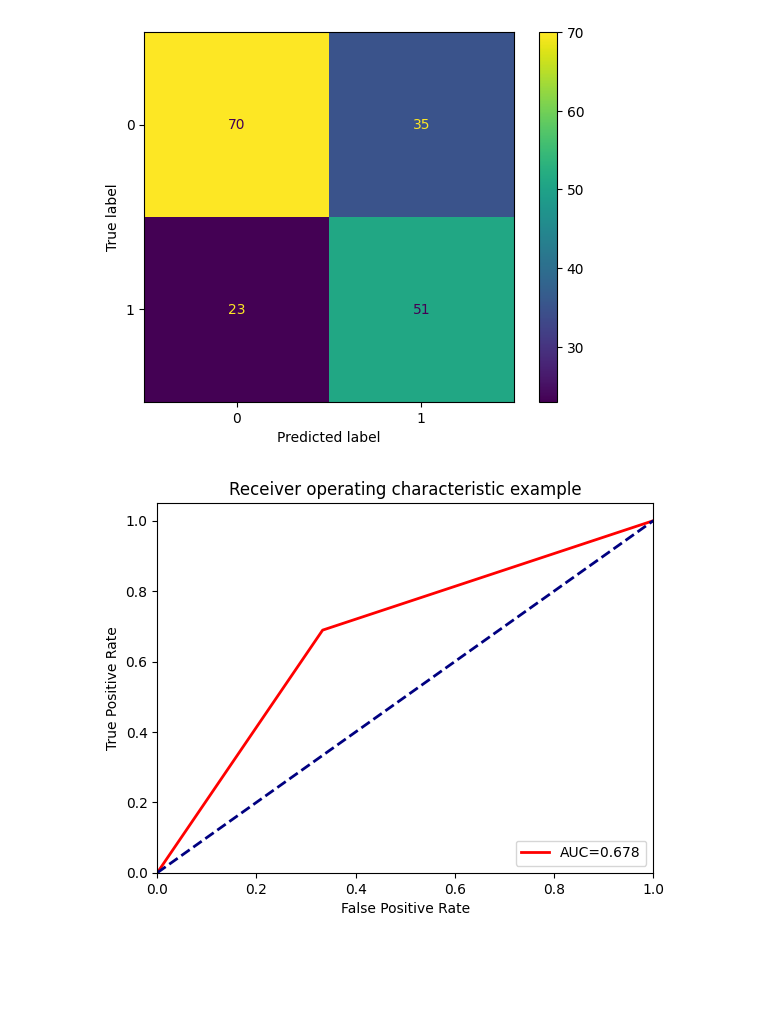
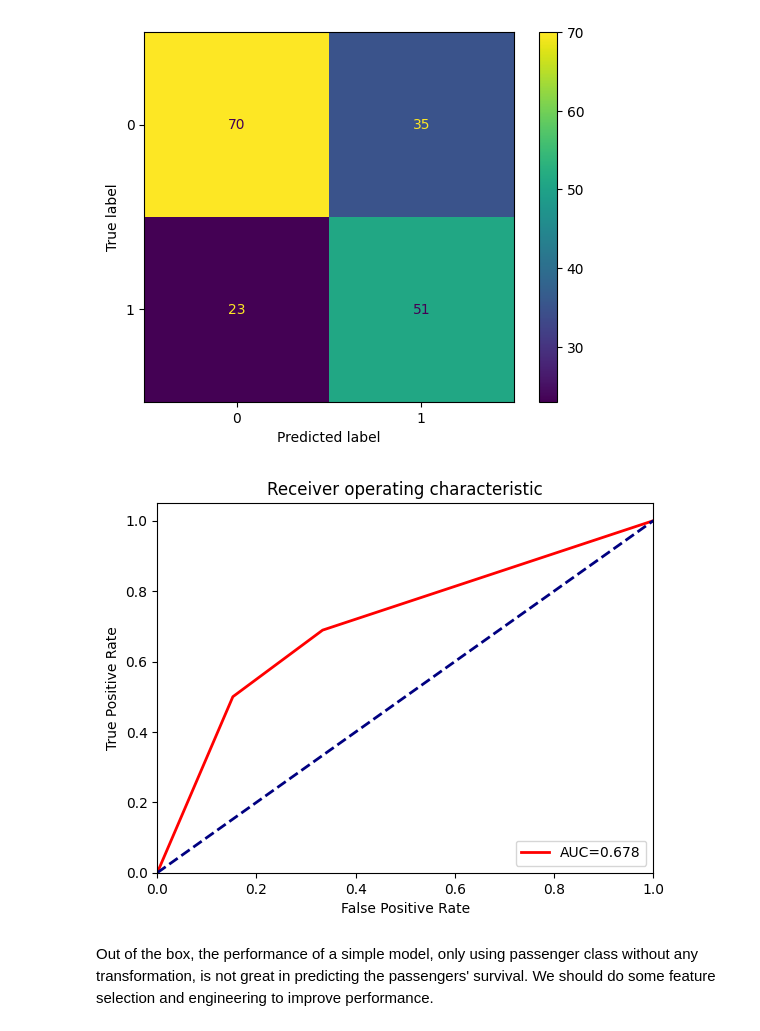
Before and after one commit to MichlF/projects, a Jupyter notebook: data_science/classification_titanic/classification_titanic.ipynb, the cells around one changed output. Cells and saved outputs as stored; diff of their text form; code cells hidden in the pictures; blank space fills up the shorter version.

```diff
--- a/data_science/classification_titanic/classification_titanic.ipynb
+++ b/data_science/classification_titanic/classification_titanic.ipynb
@@ -112,24 +133,26 @@ disp = ConfusionMatrixDisplay.from_predictions(
 # %% [output]
 [figure]
 # %%
-fpr, tpr, thresh = roc_curve(y_test, pipe.predict(X_test))
+fpr, tpr, threshold = roc_curve(y_test, pipe.predict_proba(X_test)[:,1])
 roc_auc = roc_auc_score(y_test, pipe.predict(X_test))
 # Plot ROC
 fig, ax = plt.subplots()
 lw = 2
 ax.plot(
     fpr, tpr,
     lw=lw,
     label=f"AUC={roc_auc:.3f}",
     color="red",
 )
 ax.plot([0, 1], [0, 1], color="navy", lw=lw, linestyle="--")
 plt.xlim([0.0, 1.0])
 plt.ylim([0.0, 1.05])
 plt.xlabel("False Positive Rate")
 plt.ylabel("True Positive Rate")
-plt.title("Receiver operating characteristic example")
+plt.title("Receiver operating characteristic")
 plt.legend(loc="lower right")
 plt.show()
 # %% [output]
-[figure, old version]
+[figure, new version]
+# %% [markdown]
+Out of the box, the performance of a simple model, only using passenger class without any transformation, is not great in predicting the passengers' survival. We should do some feature selection and engineering to improve performance.
```
Also changed, not shown: parts of 36 cells of this notebook.
